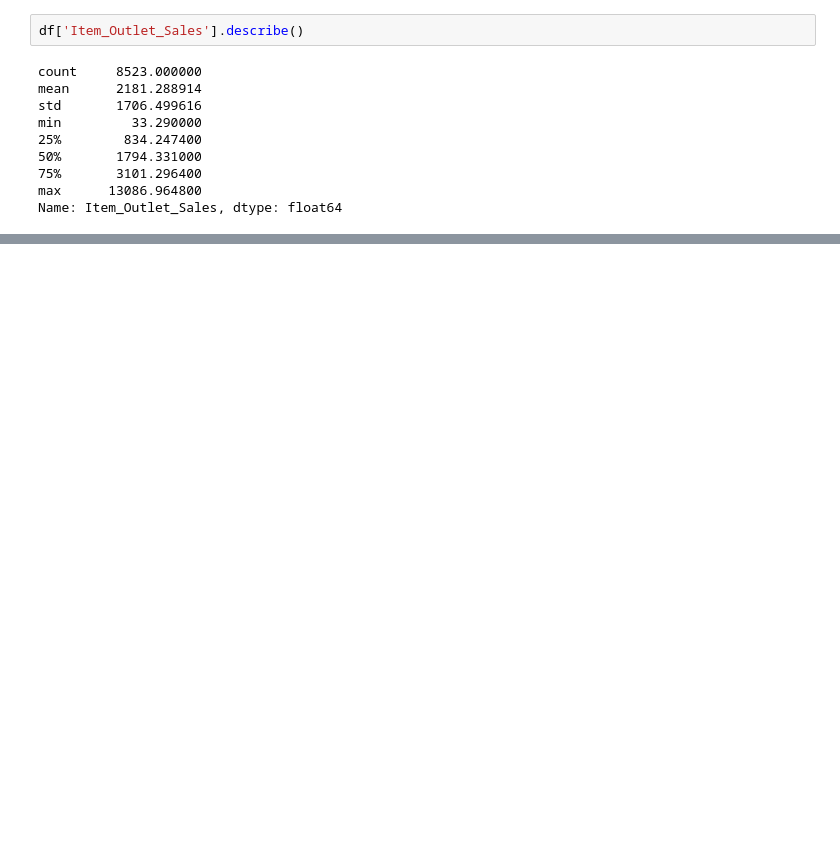
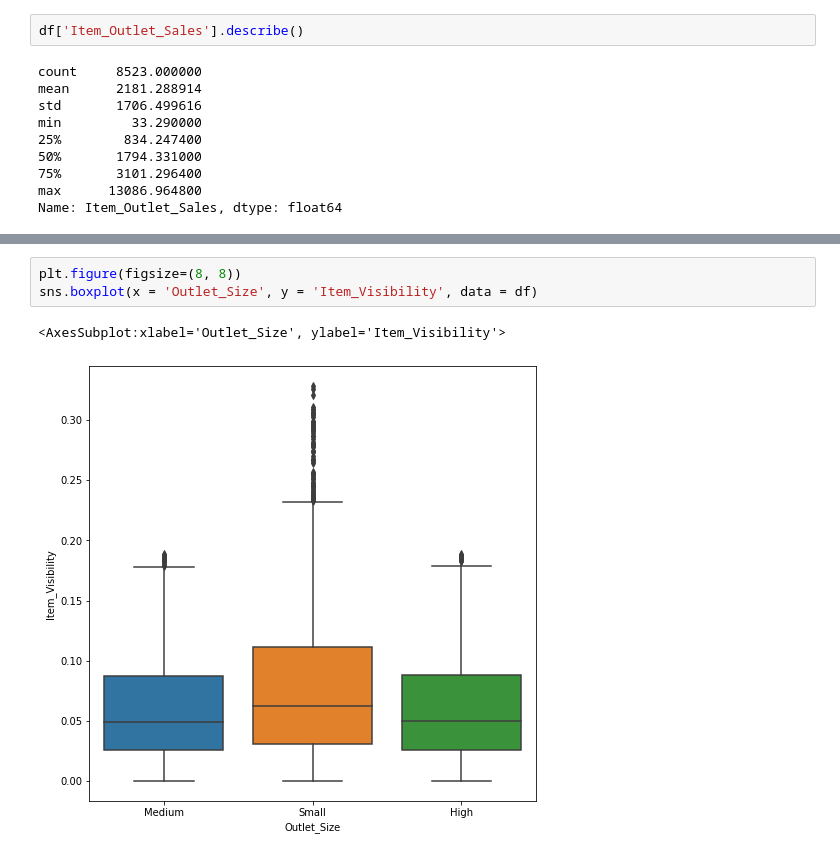
Before and after one commit to jhonnydss/sales-predictions, a Jupyter notebook: sales_predictions.ipynb, the cells around one changed output, grey strips where cells are left out. Cells and saved outputs as stored; diff of their text form; blank space fills up the shorter version.

```diff
--- a/sales_predictions.ipynb
+++ b/sales_predictions.ipynb
@@ -556,0 +617,6 @@ Name: Item_Outlet_Sales, dtype: float64
+# %%
+plt.figure(figsize=(8, 8))
+sns.boxplot(x = 'Outlet_Size', y = 'Item_Visibility', data = df)
+# %% [output]
+<AxesSubplot:xlabel='Outlet_Size', ylabel='Item_Visibility'>
+[figure, added]
```
Also changed, not shown: parts of 28 cells of this notebook.
